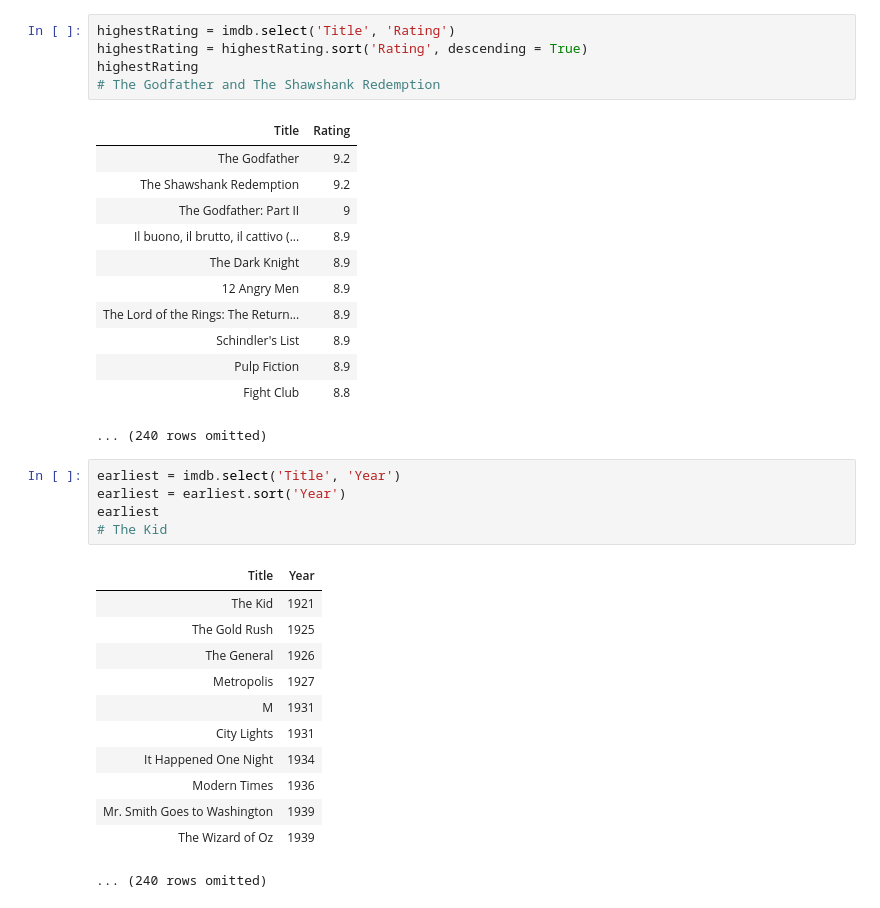
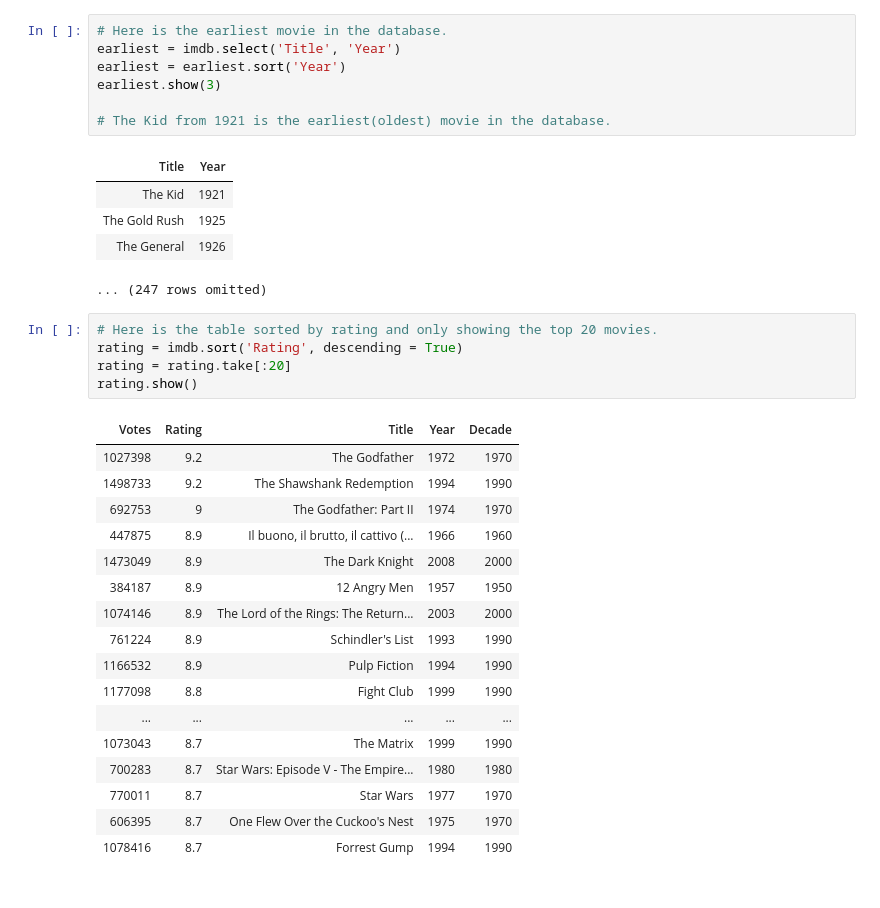
Before and after one commit to alexgundamz88/CISPROG-6_AlexanderHwang, a Jupyter notebook: Assignment3_AlexanderHwang.ipynb, the cells around one changed output. Saved outputs shown, nothing was run; the diff lists cells and outputs as text.

```diff
--- a/Assignment3_AlexanderHwang.ipynb
+++ b/Assignment3_AlexanderHwang.ipynb
@@ -27,37 +40,37 @@ imdb.show()
 # %%
-highestRating = imdb.select('Title', 'Rating')
-highestRating = highestRating.sort('Rating', descending = True)
-highestRating
-# The Godfather and The Shawshank Redemption
+# Here is the earliest movie in the database.
+earliest = imdb.select('Title', 'Year')
+earliest = earliest.sort('Year')
+earliest.show(3)
+
+# The Kid from 1921 is the earliest(oldest) movie in the database.
 # %% [output]
-| Title | Rating |
-| The Godfather | 9.2 |
-| The Shawshank Redemption | 9.2 |
-| The Godfather: Part II | 9 |
-| Il buono, il brutto, il cattivo (... | 8.9 |
-| The Dark Knight | 8.9 |
-| 12 Angry Men | 8.9 |
-| The Lord of the Rings: The Return... | 8.9 |
-| Schindler's List | 8.9 |
-| Pulp Fiction | 8.9 |
-| Fight Club | 8.8 |
+| Title | Year |
+| The Kid | 1921 |
+| The Gold Rush | 1925 |
+| The General | 1926 |
-... (240 rows omitted)
+... (247 rows omitted)
 # %%
-earliest = imdb.select('Title', 'Year')
-earliest = earliest.sort('Year')
-earliest
-# The Kid
+# Here is the table sorted by rating and only showing the top 20 movies.
+rating = imdb.sort('Rating', descending = True)
+rating = rating.take[:20]
+rating.show()
 # %% [output]
-| Title | Year |
-| The Kid | 1921 |
-| The Gold Rush | 1925 |
-| The General | 1926 |
-| Metropolis | 1927 |
-| M | 1931 |
-| City Lights | 1931 |
-| It Happened One Night | 1934 |
-| Modern Times | 1936 |
-| Mr. Smith Goes to Washington | 1939 |
-| The Wizard of Oz | 1939 |
+| Votes | Rating | Title | Year | Decade |
+| 1027398 | 9.2 | The Godfather | 1972 | 1970 |
+| 1498733 | 9.2 | The Shawshank Redemption | 1994 | 1990 |
+| 692753 | 9 | The Godfather: Part II | 1974 | 1970 |
+| 447875 | 8.9 | Il buono, il brutto, il cattivo (... | 1966 | 1960 |
+| 1473049 | 8.9 | The Dark Knight | 2008 | 2000 |
+| 384187 | 8.9 | 12 Angry Men | 1957 | 1950 |
+| 1074146 | 8.9 | The Lord of the Rings: The Return... | 2003 | 2000 |
+| 761224 | 8.9 | Schindler's List | 1993 | 1990 |
+| 1166532 | 8.9 | Pulp Fiction | 1994 | 1990 |
+| 1177098 | 8.8 | Fight Club | 1999 | 1990 |
+| ... | ... | ... | ... | ... |
+| 1073043 | 8.7 | The Matrix | 1999 | 1990 |
+| 700283 | 8.7 | Star Wars: Episode V - The Empire... | 1980 | 1980 |
+| 770011 | 8.7 | Star Wars | 1977 | 1970 |
+| 606395 | 8.7 | One Flew Over the Cuckoo's Nest | 1975 | 1970 |
+| 1078416 | 8.7 | Forrest Gump | 1994 | 1990 |
-... (240 rows omitted)
 # %%
```
Also changed, not shown: parts of 8 cells of this notebook.
